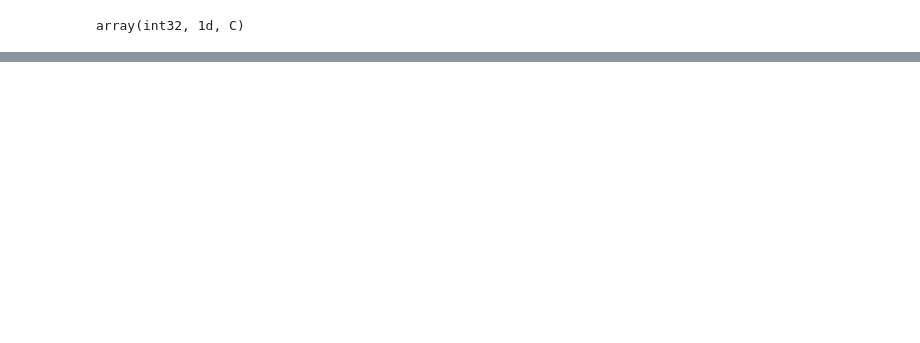
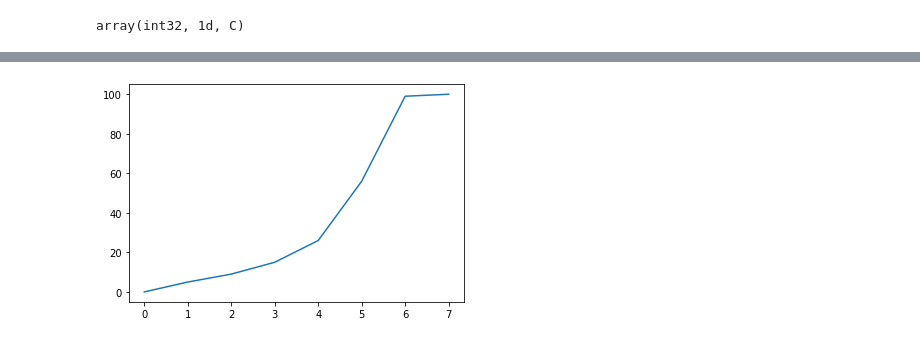
Before and after one commit to AlantheBenign/Critical-mass-model-for-social-dynamic, a Jupyter notebook: Modelo Novo/Untitled.ipynb, the cells around one changed output, grey strips where cells are left out. Saved outputs shown, nothing was run; the diff lists cells and outputs as text; code cells hidden in the pictures; blank space fills up the shorter version.

```diff
--- a/Modelo Novo/Untitled.ipynb
+++ b/Modelo Novo/Untitled.ipynb
@@ -656,0 +639,43 @@ numba: error: unrecognized arguments: --v
+# %%
+@numba.njit
+def simulate_riot_stochastic_jit2(agents, steps = 100):
+    """
+    Inputs:
+        agents := Agents array
+        steps := number of the simulation's time steps
+
+    This function calculates the size of an riot according with the stochastic threshold model: The Agent has a higher probability of entering the riot if its threshold value
+    is less or equal to the number (or percentage) of people rioting, and has a low probability of entering the riot if its threshold value is less than the number (or percentage)
+    of people rioting.
+
+    Outputs:
+        A np.array with the sorted thresholds values
+
+    """
+
+    riot_size = 0
+    progression = np.zeros(steps+1)              # array that stores the riot's evolution over time
+    aux = 0
+
+    for i in range(1,steps+1):
+        for agent in agents:
+            aux += agent.update_state(riot_size)
+
+
+        if aux == 0:
+            break
+
+        riot_size += aux
+        progression[i] = riot_size
+        aux = 0
+
+    return progression[:i]
+# %%
+agents = create_agents_jit(100, 25, 10)
+pro = simulate_riot_stochastic_jit2(agents)
+plt.figure()
+plt.plot(pro)
+#plt.ylim(-5,105)
+plt.show()
+# %% [output]
+[figure, added]
```
Also changed, not shown: parts of 22 cells of this notebook, 2 other files.
